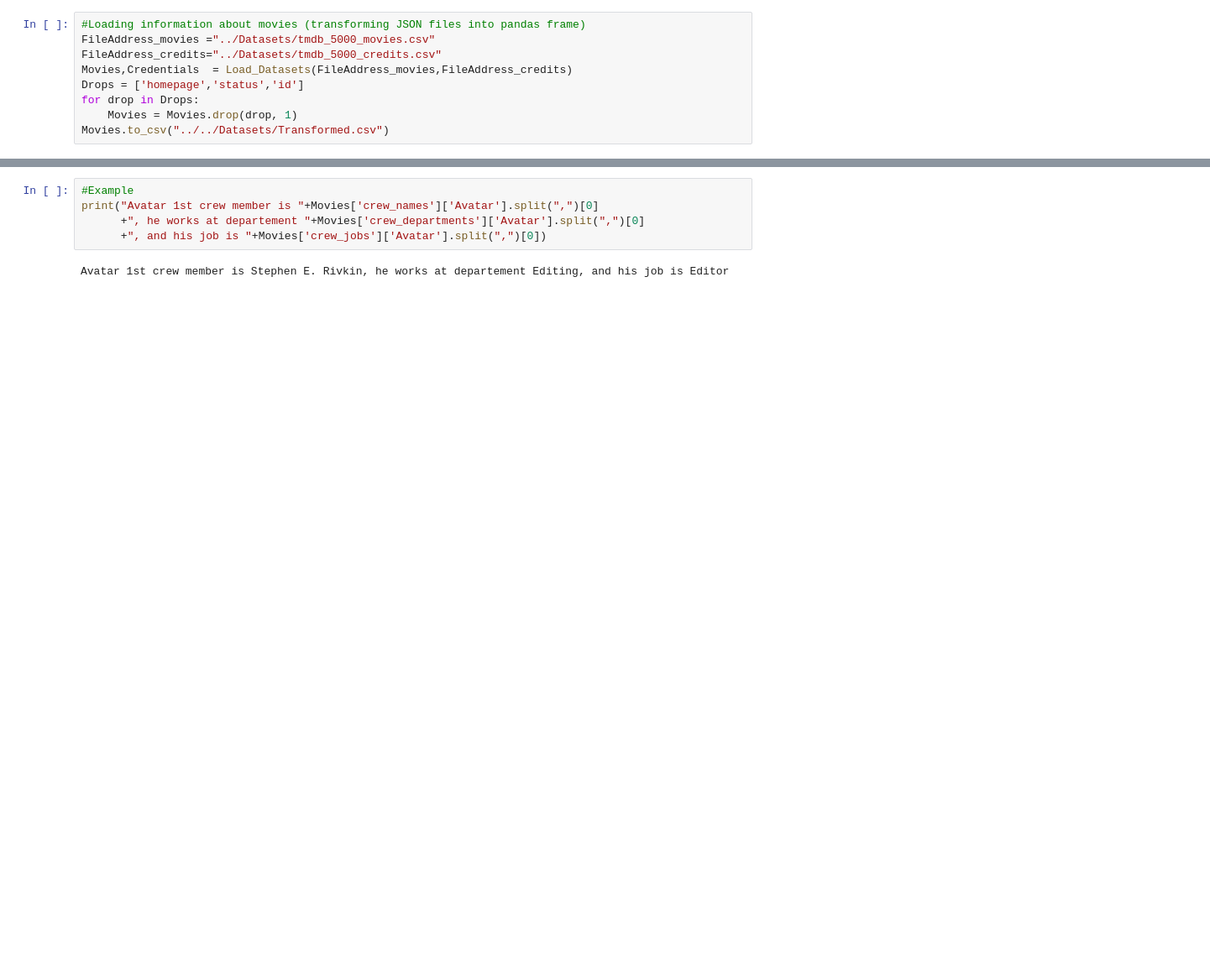
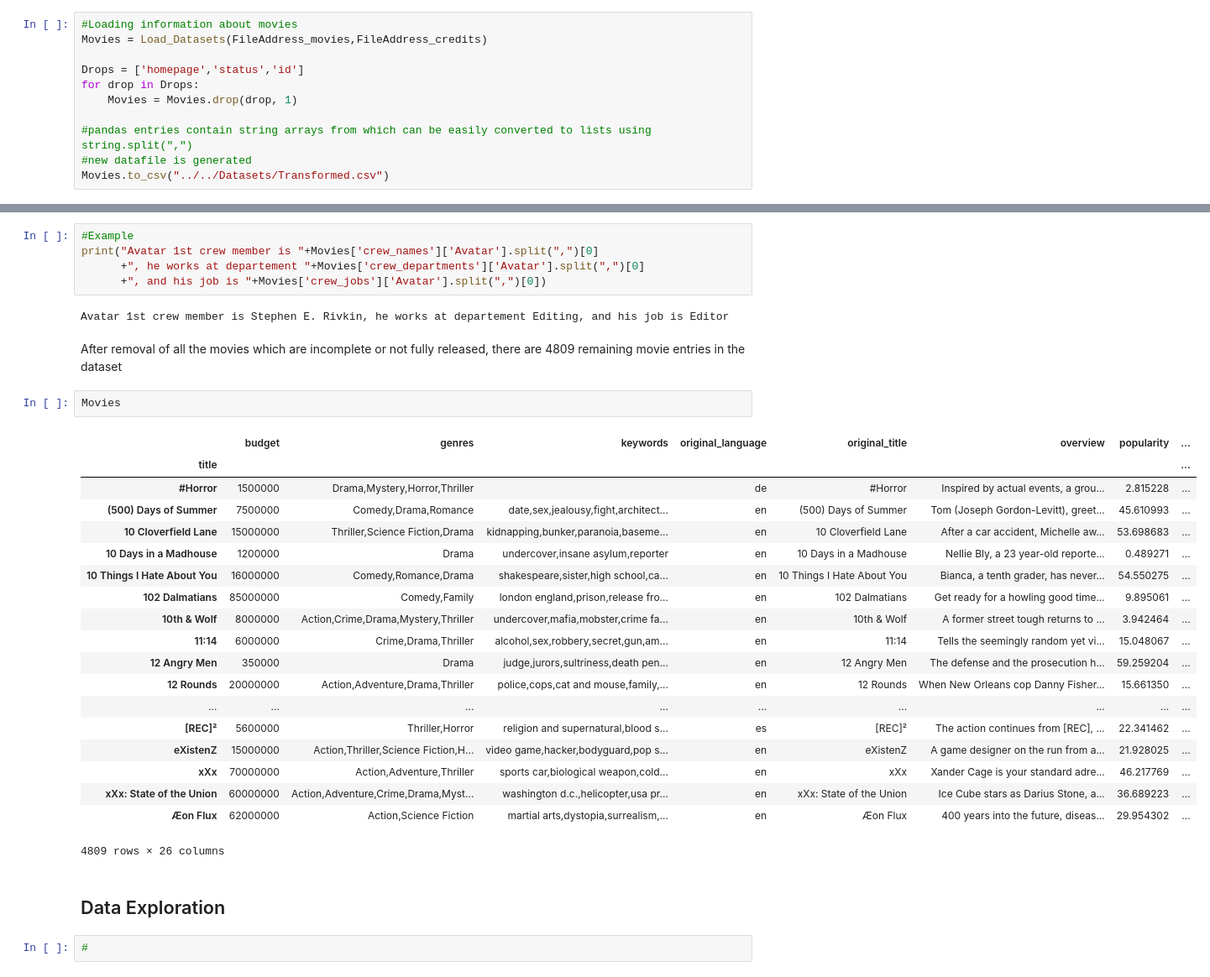
Before and after one commit to MilicaNovak/FinalProjectNTDS2017, a Jupyter notebook: ReportNotebook/Report.ipynb, the cells around one changed output, grey strips where cells are left out. Shown at 84% size. Saved outputs shown, nothing was run; the diff lists cells and outputs as text; blank space fills up the shorter version.

Commit message:
data aquisition added to report

```diff
--- a/ReportNotebook/Report.ipynb
+++ b/ReportNotebook/Report.ipynb
@@ -11,9 +32,11 @@ from Load_Datasets import *
 # %%
-#Loading information about movies (transforming JSON files into pandas frame)
-FileAddress_movies ="../Datasets/tmdb_5000_movies.csv"
-FileAddress_credits="../Datasets/tmdb_5000_credits.csv"
-Movies,Credentials  = Load_Datasets(FileAddress_movies,FileAddress_credits)
+#Loading information about movies
+Movies = Load_Datasets(FileAddress_movies,FileAddress_credits)
+
 Drops = ['homepage','status','id']
 for drop in Drops:
     Movies = Movies.drop(drop, 1)
+
+#pandas entries contain string arrays from which can be easily converted to lists using string.split(",")
+#new datafile is generated
 Movies.to_csv("../../Datasets/Transformed.csv")
@@ -47,3 +69,31 @@ print("Avatar 1st crew member is "+Movies['crew_names']['Avatar'].split(",")[0]
       +", and his job is "+Movies['crew_jobs']['Avatar'].split(",")[0])
 # %% [output]
 Avatar 1st crew member is Stephen E. Rivkin, he works at departement Editing, and his job is Editor
+# %% [markdown]
+After removal of all the movies which are incomplete or not fully released, there are 4809 remaining movie entries in the dataset
+# %%
+Movies
+# %% [output]
+|  | budget | genres | keywords | original_language | original_title | overview | popularity | ... |
+| title |  |  |  |  |  |  |  | ... |
+| #Horror | 1500000 | Drama,Mystery,Horror,Thriller |  | de | #Horror | Inspired by actual events, a grou... | 2.815228 | ... |
+| (500) Days of Summer | 7500000 | Comedy,Drama,Romance | date,sex,jealousy,fight,architect... | en | (500) Days of Summer | Tom (Joseph Gordon-Levitt), greet... | 45.610993 | ... |
+| 10 Cloverfield Lane | 15000000 | Thriller,Science Fiction,Drama | kidnapping,bunker,paranoia,baseme... | en | 10 Cloverfield Lane | After a car accident, Michelle aw... | 53.698683 | ... |
+| 10 Days in a Madhouse | 1200000 | Drama | undercover,insane asylum,reporter | en | 10 Days in a Madhouse | Nellie Bly, a 23 year-old reporte... | 0.489271 | ... |
+| 10 Things I Hate About You | 16000000 | Comedy,Romance,Drama | shakespeare,sister,high school,ca... | en | 10 Things I Hate About You | Bianca, a tenth grader, has never... | 54.550275 | ... |
+| 102 Dalmatians | 85000000 | Comedy,Family | london england,prison,release fro... | en | 102 Dalmatians | Get ready for a howling good time... | 9.895061 | ... |
+| 10th & Wolf | 8000000 | Action,Crime,Drama,Mystery,Thriller | undercover,mafia,mobster,crime fa... | en | 10th & Wolf | A former street tough returns to ... | 3.942464 | ... |
+| 11:14 | 6000000 | Crime,Drama,Thriller | alcohol,sex,robbery,secret,gun,am... | en | 11:14 | Tells the seemingly random yet vi... | 15.048067 | ... |
+| 12 Angry Men | 350000 | Drama | judge,jurors,sultriness,death pen... | en | 12 Angry Men | The defense and the prosecution h... | 59.259204 | ... |
+| 12 Rounds | 20000000 | Action,Adventure,Drama,Thriller | police,cops,cat and mouse,family,... | en | 12 Rounds | When New Orleans cop Danny Fisher... | 15.661350 | ... |
+| ... | ... | ... | ... | ... | ... | ... | ... | ... |
+| [REC]² | 5600000 | Thriller,Horror | religion and supernatural,blood s... | es | [REC]² | The action continues from [REC], ... | 22.341462 | ... |
+| eXistenZ | 15000000 | Action,Thriller,Science Fiction,H... | video game,hacker,bodyguard,pop s... | en | eXistenZ | A game designer on the run from a... | 21.928025 | ... |
+| xXx | 70000000 | Action,Adventure,Thriller | sports car,biological weapon,cold... | en | xXx | Xander Cage is your standard adre... | 46.217769 | ... |
+| xXx: State of the Union | 60000000 | Action,Adventure,Crime,Drama,Myst... | washington d.c.,helicopter,usa pr... | en | xXx: State of the Union | Ice Cube stars as Darius Stone, a... | 36.689223 | ... |
+| Æon Flux | 62000000 | Action,Science Fiction | martial arts,dystopia,surrealism,... | en | Æon Flux | 400 years into the future, diseas... | 29.954302 | ... |
+4809 rows × 26 columns
+# %% [markdown]
+## Data Exploration
+# %%
+#
```
Also changed, not shown: parts of 18 cells of this notebook, 3 other files.
